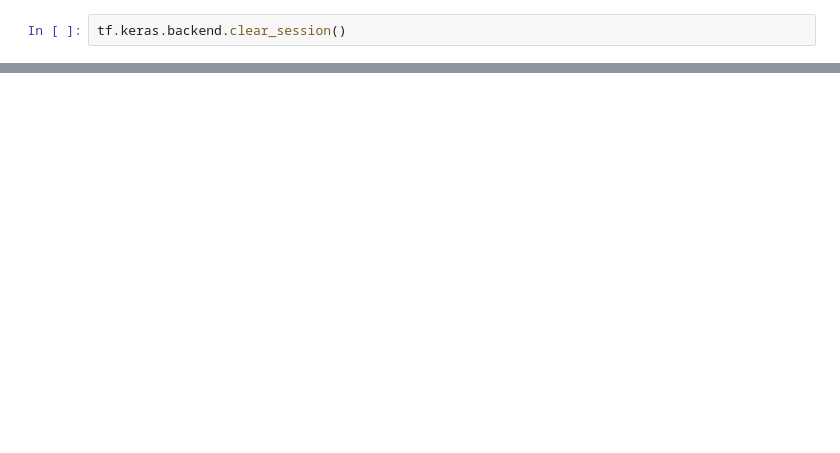
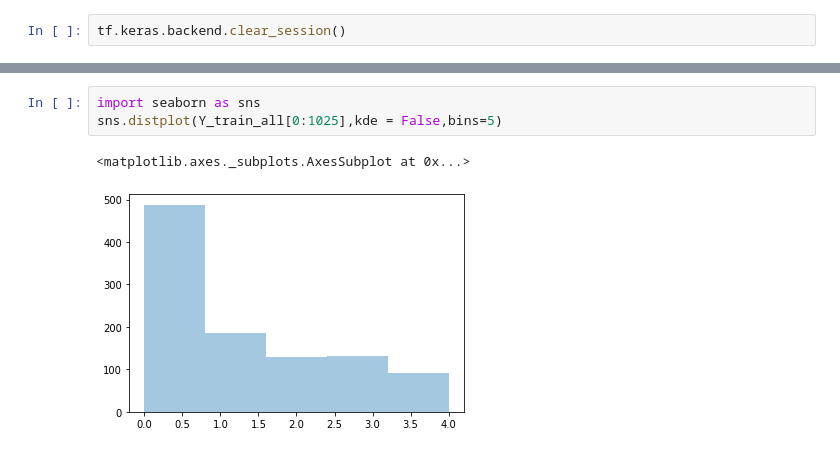
Before and after one commit to adamcwatts/ECE-524-Neural_Networks, a Jupyter notebook: Competition_Project/CNN_Notebook.ipynb, the cells around one changed output, grey strips where cells are left out. Cells and saved outputs as stored; diff of their text form; blank space fills up the shorter version.

```diff
--- a/Competition_Project/CNN_Notebook.ipynb
+++ b/Competition_Project/CNN_Notebook.ipynb
@@ -185,0 +194,6 @@ tf.keras.backend.clear_session()
+# %%
+import seaborn as sns
+sns.distplot(Y_train_all[0:1025],kde = False,bins=5)
+# %% [output]
+<matplotlib.axes._subplots.AxesSubplot at 0x...>
+[figure, added]
```
Also changed, not shown: parts of 8 cells of this notebook.
